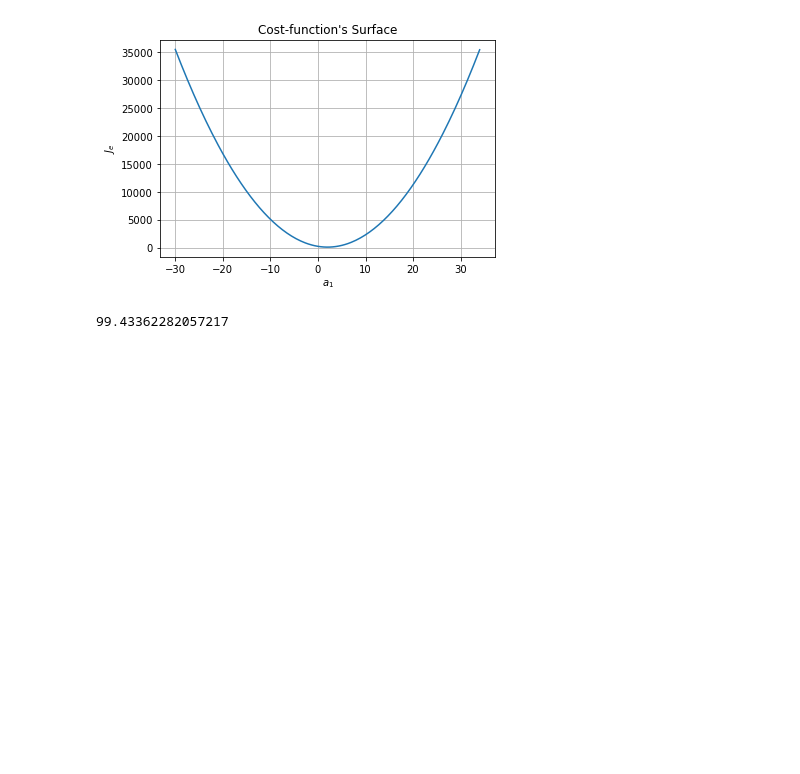
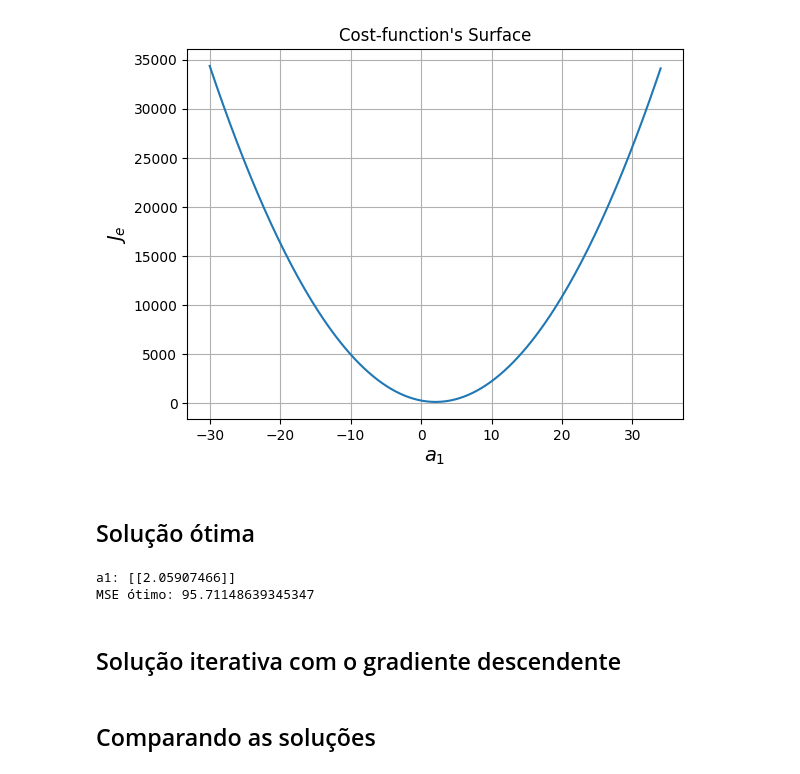
Before and after one commit to zz4fap/tp555-ml, a Jupyter notebook: exemplos/linear-regression/gradient_descent_exemplo_um_atributo.ipynb, the cells around one changed output. Saved outputs shown, nothing was run; the diff lists cells and outputs as text; code cells hidden in the pictures; blank space fills up the shorter version.

```diff
--- a/exemplos/linear-regression/gradient_descent_exemplo_um_atributo.ipynb
+++ b/exemplos/linear-regression/gradient_descent_exemplo_um_atributo.ipynb
@@ -16,12 +21,14 @@ N = 1000
 # %%
 # Input values (features)
-x1 = 10.0*np.random.rand(N, 1)
+x1 = np.linspace(0, 10, N).reshape(N, 1)
 
 # True function.
 y = 2.0*x1
 
+# Noise.
+w = 10.0*np.random.randn(N, 1)
+
 # Observable function.
-# Output values (targets).
-y_noisy = y + 10.0*np.random.randn(N, 1)
+y_noisy = y + w
 # %%
 fig = plt.figure()
@@ -37,25 +50,28 @@ plt.show()
 # %%
 # Generate values for parameters.
 M = 200
 A1 = np.linspace(-30.0, 34.0, M)
 
 # Generate points for plotting the cost-function surface.
 J = np.zeros((M))
 for iter1 in range(0, M):
+    # Hypothesis function.
     yhat = A1[iter1]*x1
     J[iter1] = (1.0/N)*np.sum(np.square(y_noisy - yhat));
 
 # Plot cost-function surface.
 fig = plt.figure()
 plt.plot(A1, J)
-plt.xlabel('$a_1$')
-plt.ylabel('$J_e$')
+plt.xlabel('$a_1$', fontsize=14)
+plt.ylabel('$J_e$', fontsize=14)
 plt.title('Cost-function\'s Surface')
 plt.grid()
 #Show the plot.
 plt.show()
 # %% [output]
-[figure, old version]
+[figure, new version]
+# %% [markdown]
+## Solução ótima
 # %%
 # Closed-form solution.
 a1_opt = np.linalg.pinv(np.transpose(x1).dot(x1)).dot(np.transpose(x1).dot(y_noisy))
@@ -64,9 +80,13 @@ yhat = a1_opt*x1
 
 Joptimum = (1.0/N)*np.sum(np.power((y_noisy - yhat), 2))
 
-print(Joptimum)
+print('a1:', a1_opt)
+print('MSE ótimo:', Joptimum)
 # %% [output]
-99.43362282057217
+a1: [[2.05907466]]
+MSE ótimo: 95.71148639345347
+# %% [markdown]
+## Solução iterativa com o gradiente descendente
 # %%
 # Gradient-descent solution.
 maxNumIter = 10000
@@ -106,4 +135,6 @@ while(error > 0.0001 and iteration < maxNumIter-1):
     iteration += 1
+# %% [markdown]
+## Comparando as soluções
 # %%
 fig = plt.figure()
 plt.plot(A1, J)
```
Also changed, not shown: parts of 11 cells of this notebook, 1 other file.
